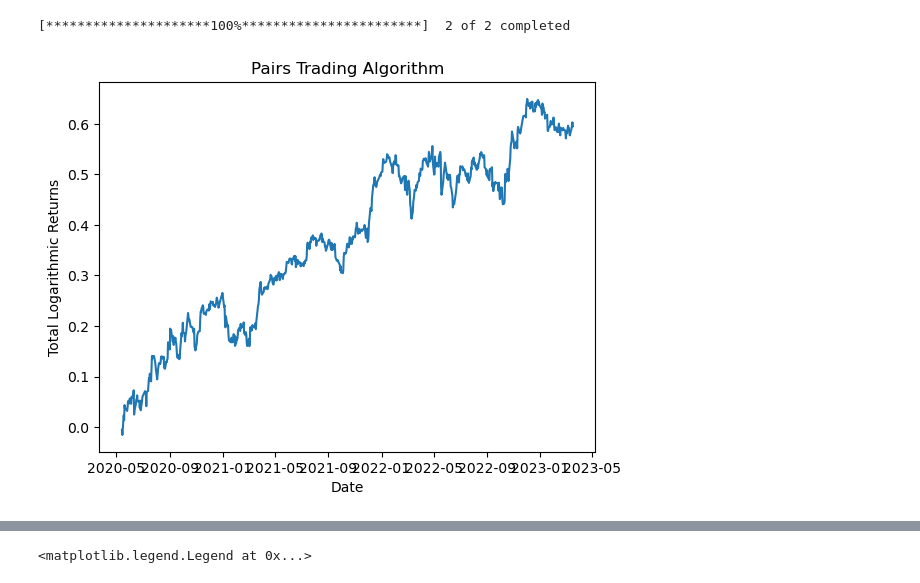
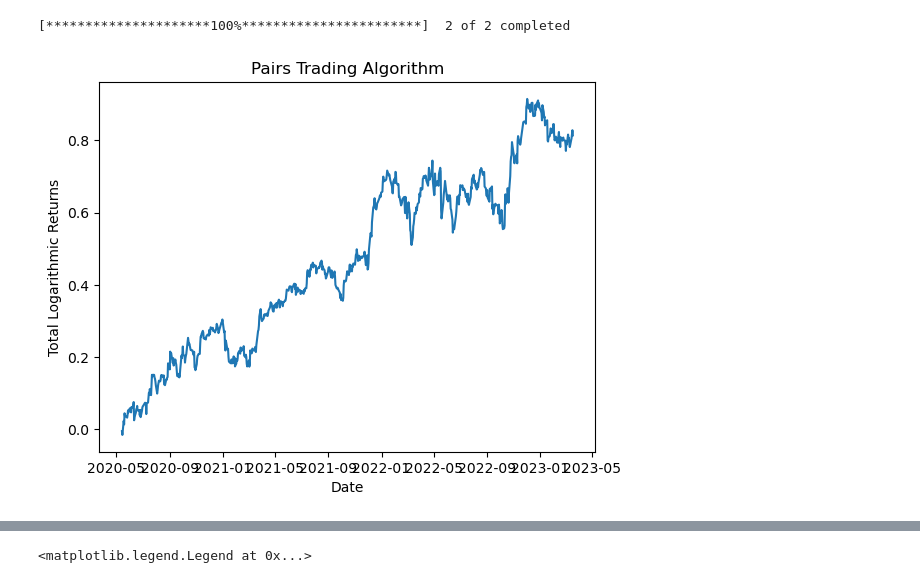
Before and after one commit to flapdragon/pairs-trading, a Jupyter notebook: Pairs Trading.ipynb, the cells around one changed output, grey strips where cells are left out. Cells and saved outputs as stored; diff of their text form; code cells hidden in the pictures.

Commit message:
Fixes returns. Again.

```diff
--- a/Pairs Trading.ipynb
+++ b/Pairs Trading.ipynb
@@ -72,16 +72,20 @@ asset1_position[asset1_position < 0] = 0
 asset2_position[asset2_position < 0] = 0
 
 # Compute the portfolio returns
-asset1_log_returns = np.log(asset1 / asset1.shift(1))
-asset2_log_returns = np.log(asset2 / asset2.shift(1))
-portfolio_log_returns = asset1_position.shift(1) * asset1_log_returns + asset2_position.shift(1) * asset2_log_returns
+# asset1_log_returns = np.log(asset1 / asset1.shift(1))
+# asset2_log_returns = np.log(asset2 / asset2.shift(1))
+# portfolio_log_returns = asset1_position.shift(1) * asset1_log_returns + asset2_position.shift(1) * asset2_log_returns
+asset1_returns = asset1.pct_change()
+asset2_returns = asset2.pct_change()
+portfolio_returns = asset1_position.shift(1) * asset1_returns + asset2_position.shift(1) * asset2_returns
 # %%
 # Compute the total returns and plot the results
 # total_log_returns = portfolio_log_returns.sum(axis=1)
-plt.plot(portfolio_log_returns.cumsum())
+# plt.plot(portfolio_log_returns.cumsum())
+plt.plot((portfolio_returns + 1).cumprod() - 1)
 plt.title("Pairs Trading Algorithm")
 plt.xlabel("Date")
 plt.ylabel("Total Logarithmic Returns")
 plt.show()
 # %% [output]
-[figure, old version]
+[figure, new version]
```
Also changed, not shown: parts of 8 cells of this notebook.
